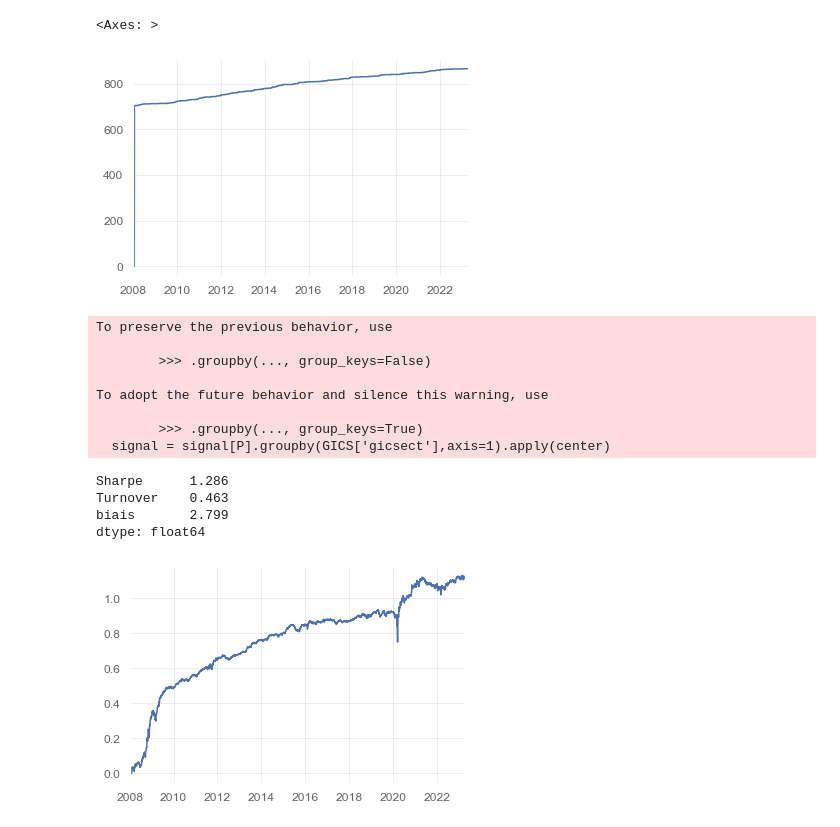
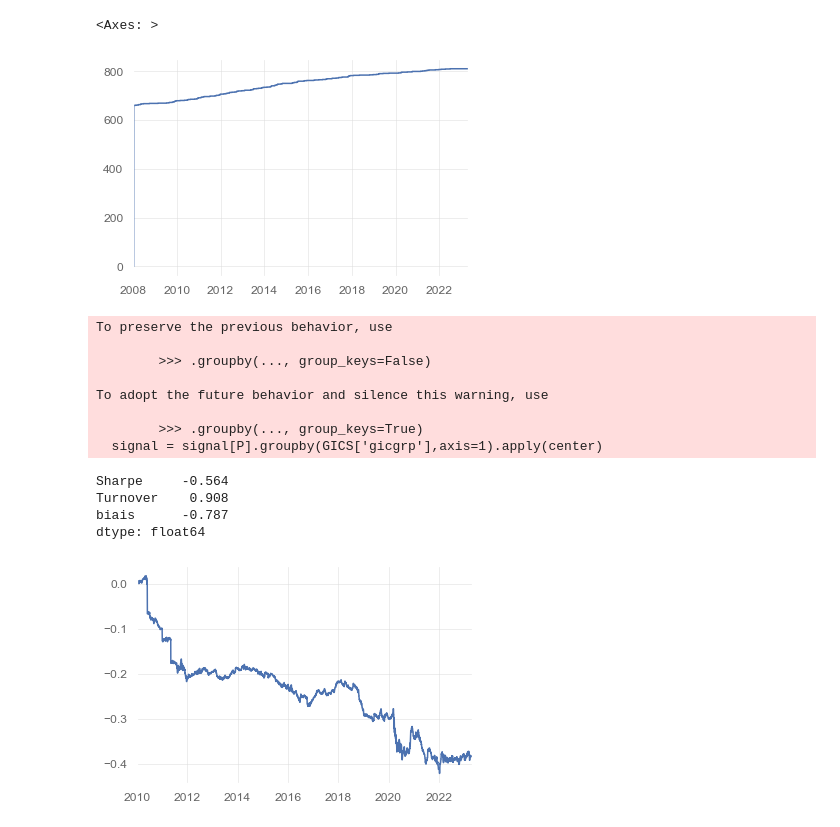
Before and after one commit to nabz78350/backtesting, a Jupyter notebook: alpha_sub.ipynb, the cells around one changed output. Saved outputs shown, nothing was run; the diff lists cells and outputs as text; code cells hidden in the pictures.

```diff
--- a/alpha_sub.ipynb
+++ b/alpha_sub.ipynb
@@ -11,9 +11,14 @@ import datetime
 from tqdm import tqdm
 import pandas_ta as ta
 
+
+
+universe = master.baskets.get_index_historical_components('GSPC')
+P = func.presence_matrix(universe).loc['2008':]
+P.sum(1).plot()
 market_data = pd.read_parquet('data/US/mkt_data.pq')
 balance_sheet = pd.read_parquet('data/US/balance_sheets.pq')
 GICS = pd.read_parquet('data/US/GICS.pq')
-P = pd.read_parquet('data/US/universe_table.pq')
-R = market_data['adj_close'].unstack().reindex_like(P).pct_change()
+# P = pd.read_parquet('data/US/universe_table.pq')
+R = market_data['close'].unstack().reindex_like(P).pct_change()
 income_statement = pd.read_parquet('data/US/income_statement.pq')
@@ -25,7 +66,8 @@ squeeze_data ={}
 for ticker in tqdm(P.columns.tolist()):
     try :
         df_ticker = market_data.xs(ticker,level=1)
-        squeeze = ta.stoch(df_ticker['high'],df_ticker['low'],df_ticker['close']).iloc[:,0]
+        squeeze = ta.cfo(df_ticker['high']) + ta.cfo(df_ticker['low']) /2  - ta.cfo(df_ticker['close'])
+        # squeeze = ta.stoch(df_ticker['high'],df_ticker['low'],df_ticker['close'],k=10,mamode='ema',d=25).iloc[:,0]
         squeeze_data[ticker] = squeeze
     except :
-        print(ticker,'missed')
+        pass
@@ -51,34 +76,33 @@ squeeze_data = pd.concat(squeeze_data,axis=1).reindex_like(P).ffill()
 squeeze_data.count(1).plot()
 # %% [output]
 <Axes: >
-[figure, old version]
+[figure, new version]
 # %%
 signal = squeeze_data[P].rank(1,pct=True,ascending=False).clip(0.01,0.99).apply(norm.ppf)
-# signal = signal[P].rolling(100).rank(axis=0,pct=True,ascending=False).clip(0.01,0.99).apply(norm.ppf)
-# signal = squeeze_data[P].rank(axis=1,pct=True,ascending=False).clip(0.01,0.99).apply(norm.ppf)
+signal = signal[P].rolling(25).rank(axis=0,pct=True,ascending=False).clip(0.01,0.99).apply(norm.ppf)
+signal = signal[P].rank(axis=1,pct=True,ascending=False).clip(0.01,0.99).apply(norm.ppf)
 
-signal[signal.abs()<0.6] = None
+signal[signal.abs()<0.25] = None
 
-signal = signal[P].groupby(GICS['gicsect'],axis=1).apply(center)
+signal = signal[P].groupby(GICS['gicgrp'],axis=1).apply(center)
 signal = signal[P].div(signal[P].abs().sum(1),0)
 
-
-PNL = (signal[P].shift()*R).sum(1).loc['2008':]
+PNL = (signal[P].shift()*R).sum(1).loc['2010':]
 sr = sharpe(PNL)
 turnover = signal.fillna(0).diff().abs().sum(1).mean()
 PNL.cumsum().plot()
 pd.Series({'Sharpe':sr,'Turnover':turnover,'biais':PNL.mean()*1e4}).round(3)
 # %% [output]
 To preserve the previous behavior, use
 
         >>> .groupby(..., group_keys=False)
 
 To adopt the future behavior and silence this warning, use
 
         >>> .groupby(..., group_keys=True)
-  signal = signal[P].groupby(GICS['gicsect'],axis=1).apply(center)
+  signal = signal[P].groupby(GICS['gicgrp'],axis=1).apply(center)
-Sharpe      1.286
-Turnover    0.463
-biais       2.799
+Sharpe     -0.564
+Turnover    0.908
+biais      -0.787
 dtype: float64
-[figure, old version]
+[figure, new version]
```
Also changed, not shown: parts of 4 cells of this notebook, 1 other file.
